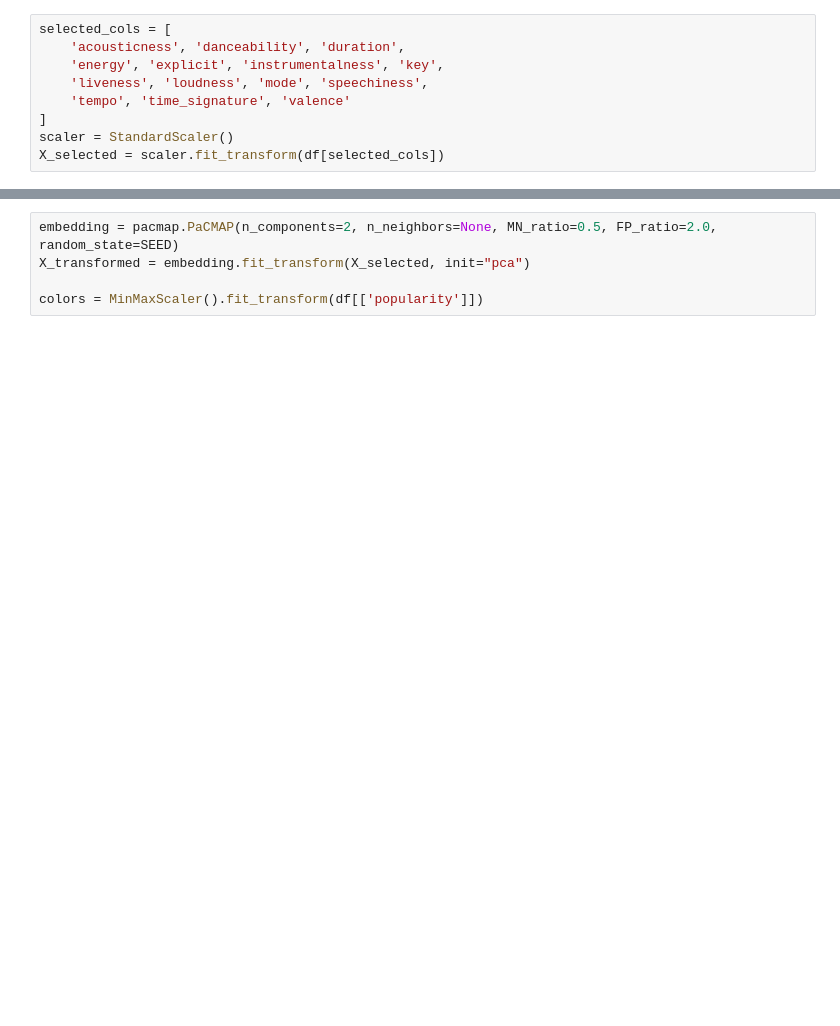
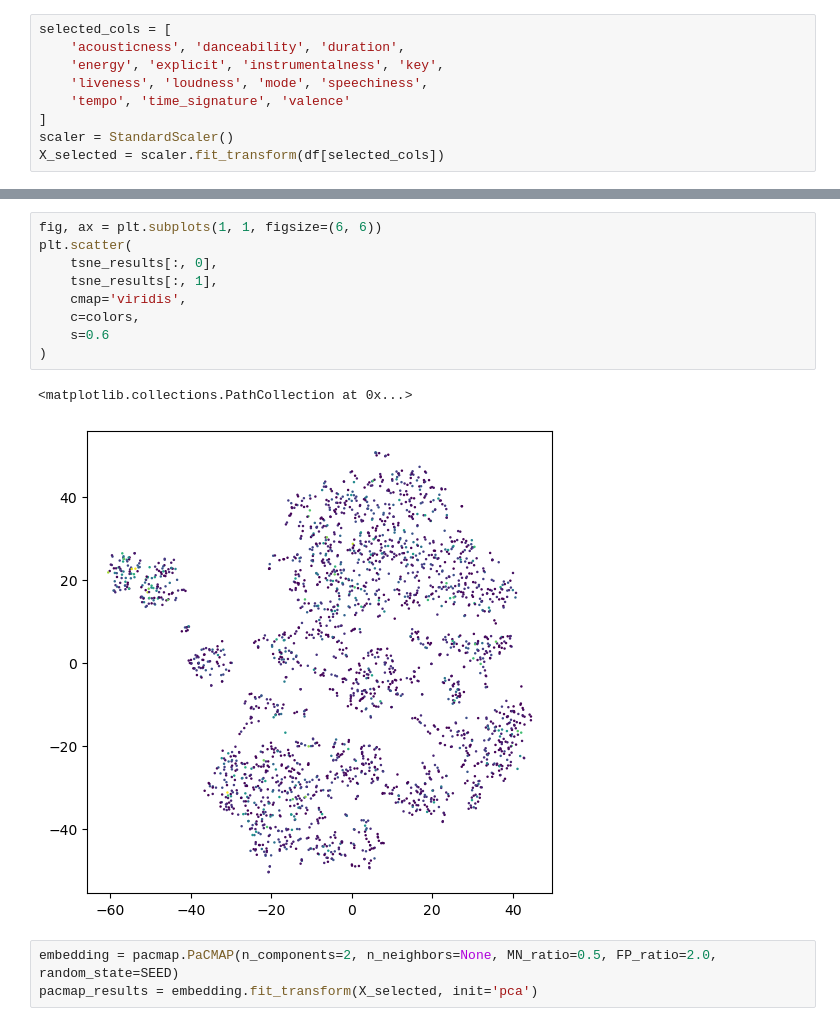
Before and after one commit to octoclonius/Data-Science-Project, a Jupyter notebook: visualization.ipynb, the cells around one changed output, grey strips where cells are left out. Drawn from its saved outputs; the diff is of its cells as text; blank space fills up the shorter version.

```diff
--- a/visualization.ipynb
+++ b/visualization.ipynb
@@ -95,5 +169,15 @@ plt.show()
+# %%
+fig, ax = plt.subplots(1, 1, figsize=(6, 6))
+plt.scatter(
+    tsne_results[:, 0],
+    tsne_results[:, 1],
+    cmap='viridis',
+    c=colors,
+    s=0.6
+)
+# %% [output]
+<matplotlib.collections.PathCollection at 0x...>
+[figure, added]
 # %%
 embedding = pacmap.PaCMAP(n_components=2, n_neighbors=None, MN_ratio=0.5, FP_ratio=2.0, random_state=SEED)
-X_transformed = embedding.fit_transform(X_selected, init="pca")
-
-colors = MinMaxScaler().fit_transform(df[['popularity']])
+pacmap_results = embedding.fit_transform(X_selected, init='pca')
```
Also changed, not shown: parts of 21 cells of this notebook.
